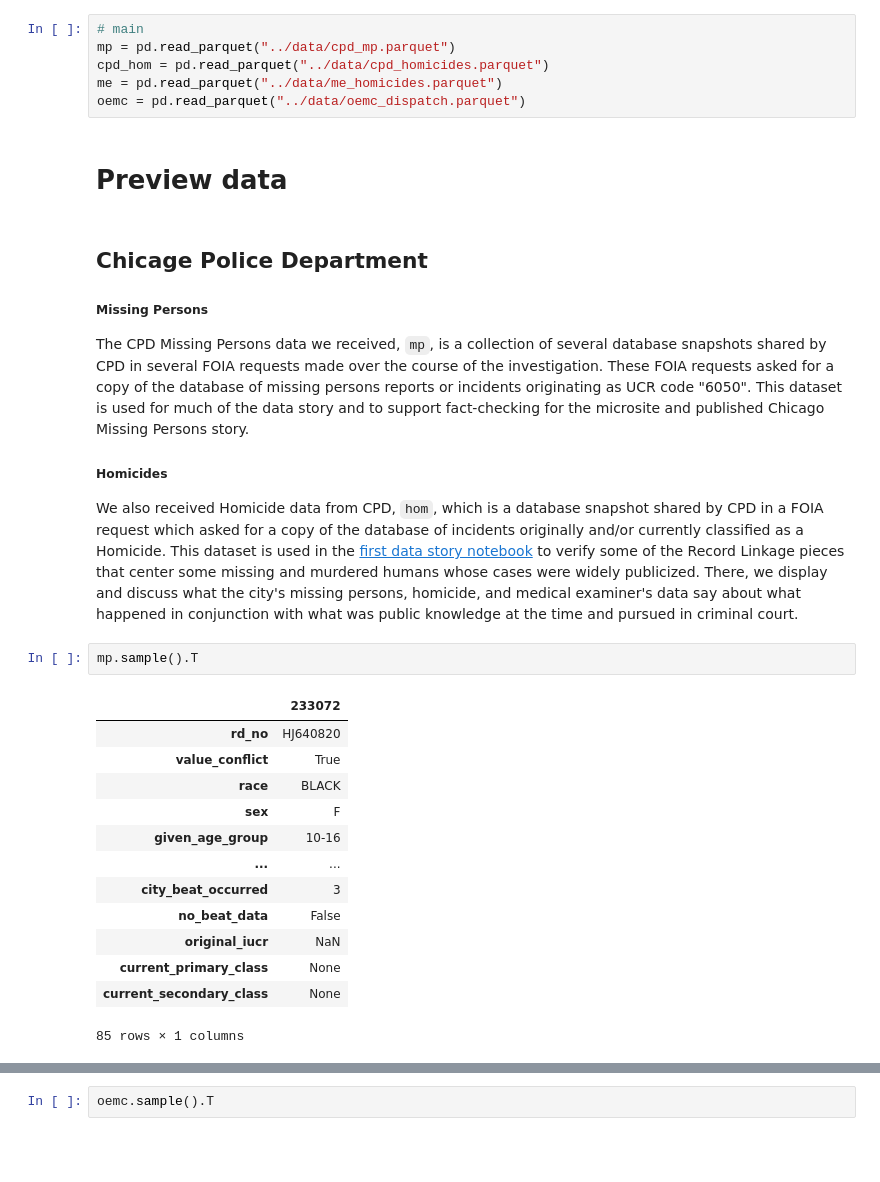
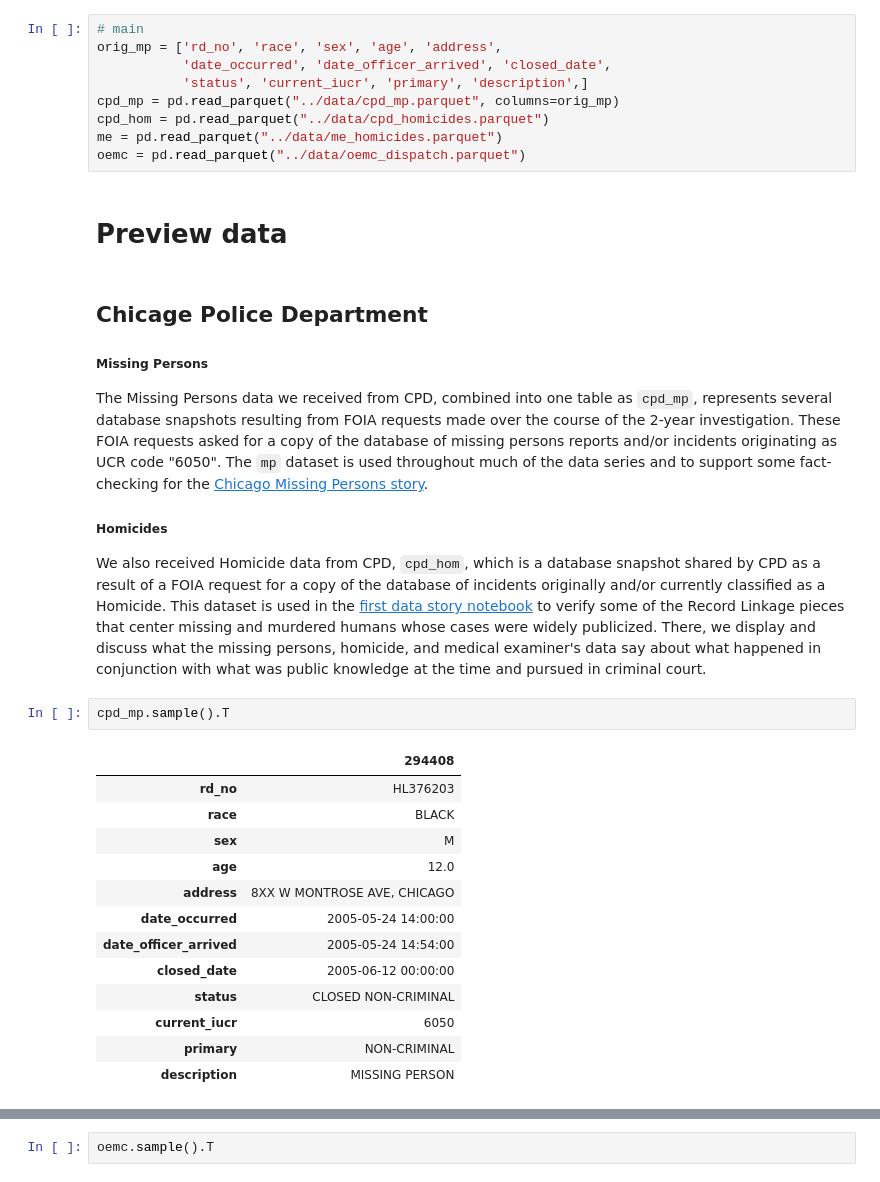
Before and after one commit to HRDAG/Chi-MP-data-story, a Jupyter notebook: notebooks/data_story_story.ipynb, the cells around one changed output, grey strips where cells are left out. Saved outputs shown, nothing was run; the diff lists cells and outputs as text; blank space fills up the shorter version.

```diff
--- a/notebooks/data_story_story.ipynb
+++ b/notebooks/data_story_story.ipynb
@@ -132,7 +129,10 @@ import pandas as pd
 # support methods
 # %%
 # main
-mp = pd.read_parquet("../data/cpd_mp.parquet")
+orig_mp = ['rd_no', 'race', 'sex', 'age', 'address',
+           'date_occurred', 'date_officer_arrived', 'closed_date',
+           'status', 'current_iucr', 'primary', 'description',]
+cpd_mp = pd.read_parquet("../data/cpd_mp.parquet", columns=orig_mp)
 cpd_hom = pd.read_parquet("../data/cpd_homicides.parquet")
 me = pd.read_parquet("../data/me_homicides.parquet")
 oemc = pd.read_parquet("../data/oemc_dispatch.parquet")
@@ -142,23 +142,23 @@ oemc = pd.read_parquet("../data/oemc_dispatch.parquet")
 ## Chicage Police Department <a class="anchor" id="cpd"></a>
 
 ##### Missing Persons
-The CPD Missing Persons data we received, `mp`, is a collection of several database snapshots shared by CPD in several FOIA requests made over the course of the investigation. These FOIA requests asked for a copy of the database of missing persons reports or incidents originating as UCR code "6050". This dataset is used for much of the data story and to support fact-checking for the microsite and published Chicago Missing Persons story.
+The Missing Persons data we received from CPD, combined into one table as `cpd_mp`, represents several database snapshots resulting from FOIA requests made over the course of the 2-year investigation. These FOIA requests asked for a copy of the database of missing persons reports and/or incidents originating as UCR code "6050". The `mp` dataset is used throughout much of the data series and to support some fact-checking for the [Chicago Missing Persons story](chicagomissingpersons.com/).
 
 ##### Homicides
-We also received Homicide data from CPD, `hom`, which is a database snapshot shared by CPD in a FOIA request which asked for a copy of the database of incidents originally and/or currently classified as a Homicide. This dataset is used in the [first data story notebook](https://github.com/HRDAG/Chi-MP-data-story/blob/main/notebooks/what-is-an-mp-event-nb1.ipynb) to verify some of the Record Linkage pieces that center some missing and murdered humans whose cases were widely publicized. There, we display and discuss what the city's missing persons, homicide, and medical examiner's data say about what happened in conjunction with what was public knowledge at the time and pursued in criminal court.
+We also received Homicide data from CPD, `cpd_hom`, which is a database snapshot shared by CPD as a result of a FOIA request for a copy of the database of incidents originally and/or currently classified as a Homicide. This dataset is used in the [first data story notebook](https://github.com/HRDAG/Chi-MP-data-story/blob/main/notebooks/what-is-an-mp-event-nb1.ipynb) to verify some of the Record Linkage pieces that center missing and murdered humans whose cases were widely publicized. There, we display and discuss what the missing persons, homicide, and medical examiner's data say about what happened in conjunction with what was public knowledge at the time and pursued in criminal court.
 # %%
-mp.sample().T
+cpd_mp.sample().T
 # %% [output]
-|  | 233072 |
-| rd_no | HJ640820 |
-| value_conflict | True |
+|  | 294408 |
+| rd_no | HL376203 |
 | race | BLACK |
-| sex | F |
-| given_age_group | 10-16 |
-| ... | ... |
-| city_beat_occurred | 3 |
-| no_beat_data | False |
-| original_iucr | NaN |
-| current_primary_class | None |
-| current_secondary_class | None |
+| sex | M |
+| age | 12.0 |
+| address | 8XX W MONTROSE AVE, CHICAGO |
+| date_occurred | 2005-05-24 14:00:00 |
+| date_officer_arrived | 2005-05-24 14:54:00 |
+| closed_date | 2005-06-12 00:00:00 |
+| status | CLOSED NON-CRIMINAL |
+| current_iucr | 6050 |
+| primary | NON-CRIMINAL |
+| description | MISSING PERSON |
-85 rows × 1 columns
```
Also changed, not shown: parts of 13 cells of this notebook.
